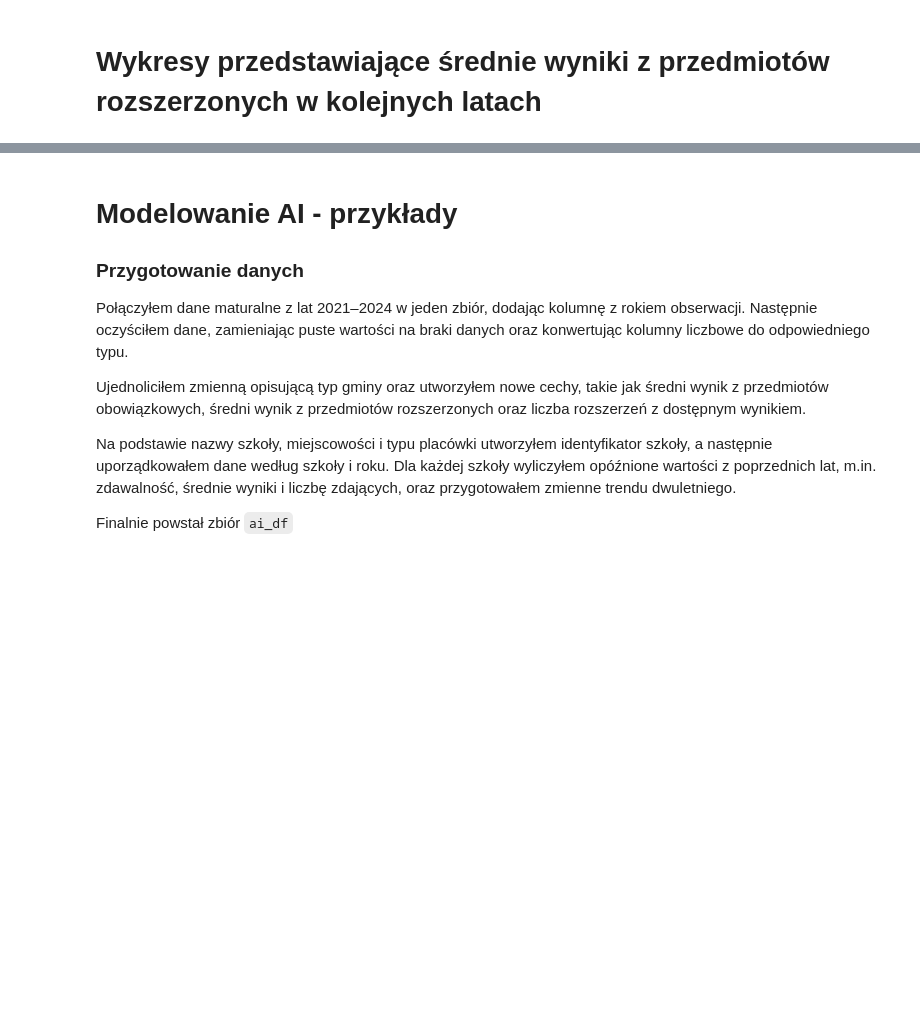
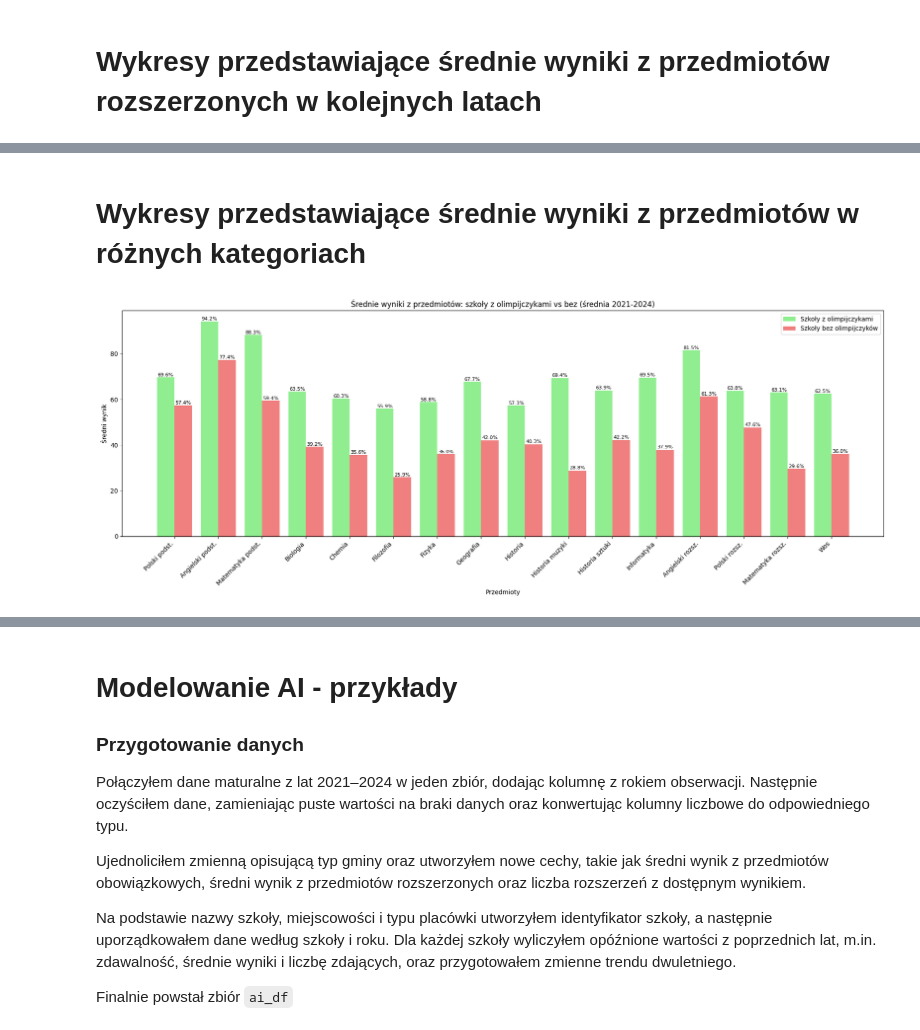
Before and after one commit to Gipsonek123/Projekt2-wyniki_matur, a Jupyter notebook: Projekt2 - wyniki matur.ipynb, the cells around one changed output, grey strips where cells are left out. Saved outputs shown, nothing was run; the diff lists cells and outputs as text; code cells hidden in the pictures; blank space fills up the shorter version.

```diff
--- a/Projekt2 - wyniki matur.ipynb
+++ b/Projekt2 - wyniki matur.ipynb
@@ -621,0 +665,33 @@ plot_pass_percentage_for_subjects(df_2024, subjects, column_names, 2024)
+# %% [markdown]
+<h1>Wykresy przedstawiające średnie wyniki z przedmiotów w różnych kategoriach</h1>
+# %%
+df_all = pd.concat([df_2021, df_2022, df_2023, df_2024])
+
+subjects = ["Polski podst.", "Angielski podst.", "Matematyka podst.", "Biologia", "Chemia", "Filozofia", "Fizyka", "Geografia", "Historia", "Historia muzyki", "Historia sztuki", "Informatyka", "Angielski rozsz.", "Polski rozsz.", "Matematyka rozsz.", "Wos"]
+score_columns = ["Średni wynik z języka polskiego podstawowego", "Średni wynik z języka angielskiego podstawowego", "Średni wynik z matematyki podstawowej", "Średni wynik z biologii", "Średni wynik z chemii", "Średni wynik z filozofii", "Średni wynik z fizyki", "Średni wynik z geografii", "Średni wynik z historii", "Średni wynik z historii muzyki", "Średni wynik z historii sztuki", "Średni wynik z informatyki", "Średni wynik z języka angielskiego rozszerzonego", "Średni wynik z języka polskiego rozszerzonego", "Średni wynik z matematyki rozszerzonej", "Średni wynik z WOS-u"]
+olympiad_columns = ["Liczba olimpijczyków z języka polskiego", "Liczba olimpijczyków z języka angielskiego", "Liczba olimpijczyków z matematyki", "Liczba olimpijczyków z biologii", "Liczba olimpijczyków z chemii", "Liczba olimpijczyków z filozofii", "Liczba olimpijczyków z fizyki", "Liczba olimpijczyków z geografii", "Liczba olimpijczyków z historii", "Liczba olimpijczyków z historii muzyki", "Liczba olimpijczyków z historii sztuki", "Liczba olimpijczyków z informatyki", "Liczba olimpijczyków z języka angielskiego rozszerzonego", "Liczba olimpijczyków z języka polskiego rozszerzonego", "Liczba olimpijczyków z matematyki rozszerzonej", "Liczba olimpijczyków z WOS-u"]
+
+def plot_olympiad_comparison(df, subjects, score_columns, olympiad_columns):
+    with_olympiads = [avarage_score_in_extended_subjects(df[df[o] > 0], s) for s, o in zip(score_columns, olympiad_columns)]
+    without_olympiads = [avarage_score_in_extended_subjects(df[df[o].fillna(0) == 0], s) for s, o in zip(score_columns, olympiad_columns)]
+
+    x = list(range(len(subjects)))
+    plt.figure(figsize=(18, 7))
+    groups = [plt.bar([i - 0.2 for i in x], with_olympiads, 0.4, color='lightgreen', label='Szkoły z olimpijczykami'),
+              plt.bar([i + 0.2 for i in x], without_olympiads, 0.4, color='lightcoral', label='Szkoły bez olimpijczyków')]
+    plt.title('Średnie wyniki z przedmiotów: szkoły z olimpijczykami vs bez (średnia 2021-2024)')
+    plt.xlabel('Przedmioty')
+    plt.ylabel('Średni wynik')
+    plt.xticks(x, subjects, rotation=45, ha='right')
+    plt.legend()
+
+    for group in groups:
+        for bar in group:
+            plt.text(bar.get_x() + bar.get_width() / 2, bar.get_height() + 0.5, f'{bar.get_height():.1f}%', ha='center', fontsize=8)
+
+    plt.tight_layout()
+    plt.show()
+
+plot_olympiad_comparison(df_all, subjects, score_columns, olympiad_columns)
+# %% [output]
+[figure, added]
```
Also changed, not shown: parts of 33 cells of this notebook.
